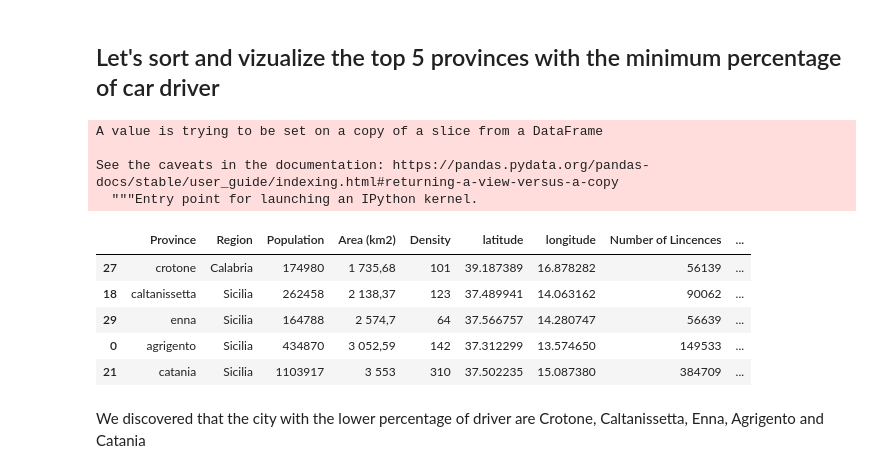
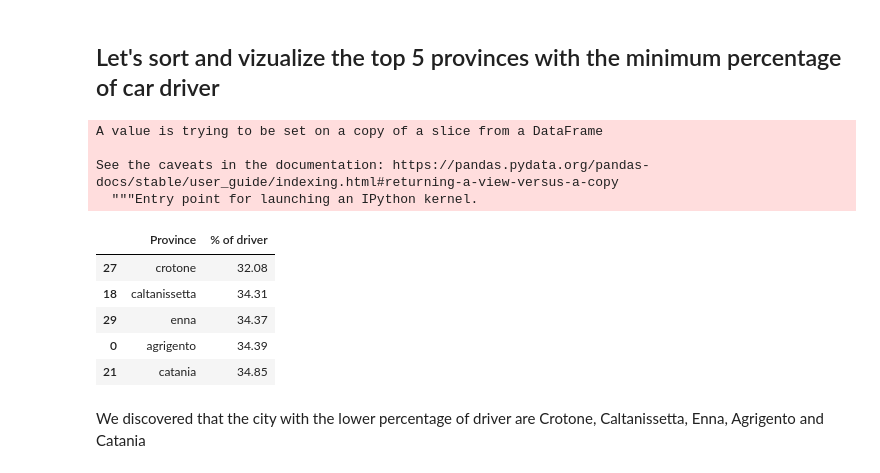
Before and after one commit to rpll94/Coursera_Capstone, a Jupyter notebook: Course10_Final_Assignment.ipynb, the cells around one changed output. Saved outputs shown, nothing was run; the diff lists cells and outputs as text; code cells hidden in the pictures.

```diff
--- a/Course10_Final_Assignment.ipynb
+++ b/Course10_Final_Assignment.ipynb
@@ -166,18 +166,18 @@ infos_df = infos_df[infos_df['Province'] != 'palermo']
 ## Let's sort and vizualize the top 5 provinces with the minimum percentage of car driver
 # %%
 infos_df.sort_values('% of driver', inplace=True, ascending=True)
-infos_df.head()
+infos_df[['Province', '% of driver']].head()
 # %% [output]
 A value is trying to be set on a copy of a slice from a DataFrame
 
 See the caveats in the documentation: https://pandas.pydata.org/pandas-docs/stable/user_guide/indexing.html#returning-a-view-versus-a-copy
   """Entry point for launching an IPython kernel.
-|  | Province | Region | Population | Area (km2) | Density | latitude | longitude | Number of Lincences | ... |
-| 27 | crotone | Calabria | 174980 | 1 735,68 | 101 | 39.187389 | 16.878282 | 56139 | ... |
-| 18 | caltanissetta | Sicilia | 262458 | 2 138,37 | 123 | 37.489941 | 14.063162 | 90062 | ... |
-| 29 | enna | Sicilia | 164788 | 2 574,7 | 64 | 37.566757 | 14.280747 | 56639 | ... |
-| 0 | agrigento | Sicilia | 434870 | 3 052,59 | 142 | 37.312299 | 13.574650 | 149533 | ... |
-| 21 | catania | Sicilia | 1103917 | 3 553 | 310 | 37.502235 | 15.087380 | 384709 | ... |
+|  | Province | % of driver |
+| 27 | crotone | 32.08 |
+| 18 | caltanissetta | 34.31 |
+| 29 | enna | 34.37 |
+| 0 | agrigento | 34.39 |
+| 21 | catania | 34.85 |
 # %% [markdown]
 We discovered that the city with the lower percentage of driver are Crotone, Caltanissetta, Enna, Agrigento and Catania
 # %% [markdown]
```
Also changed, not shown: parts of 3 cells of this notebook.
